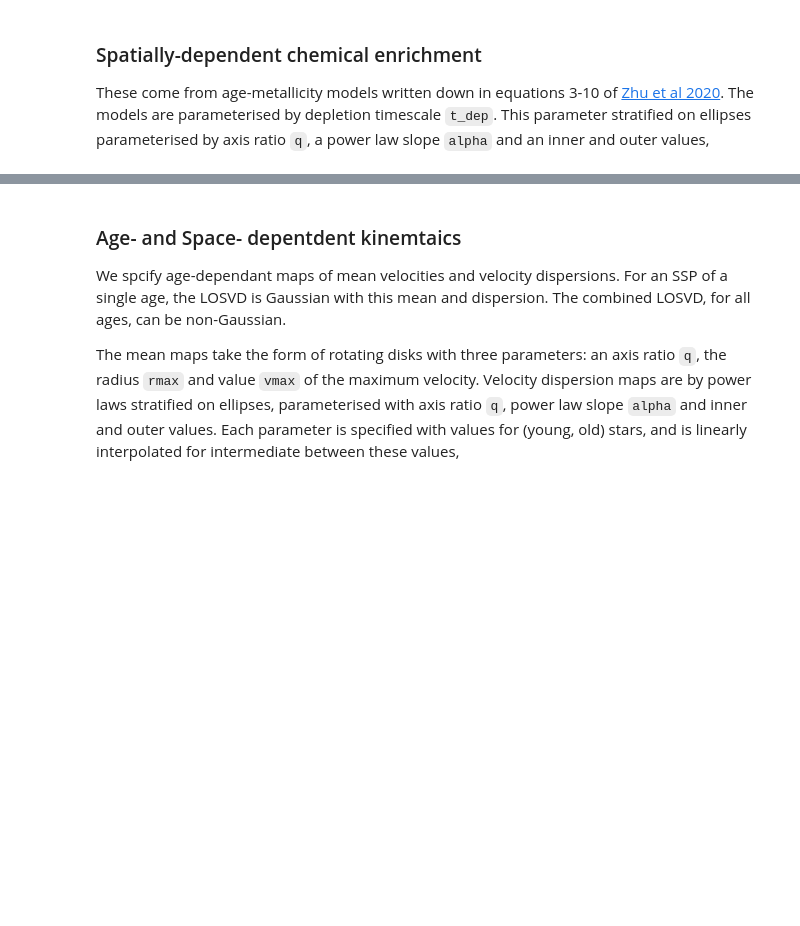
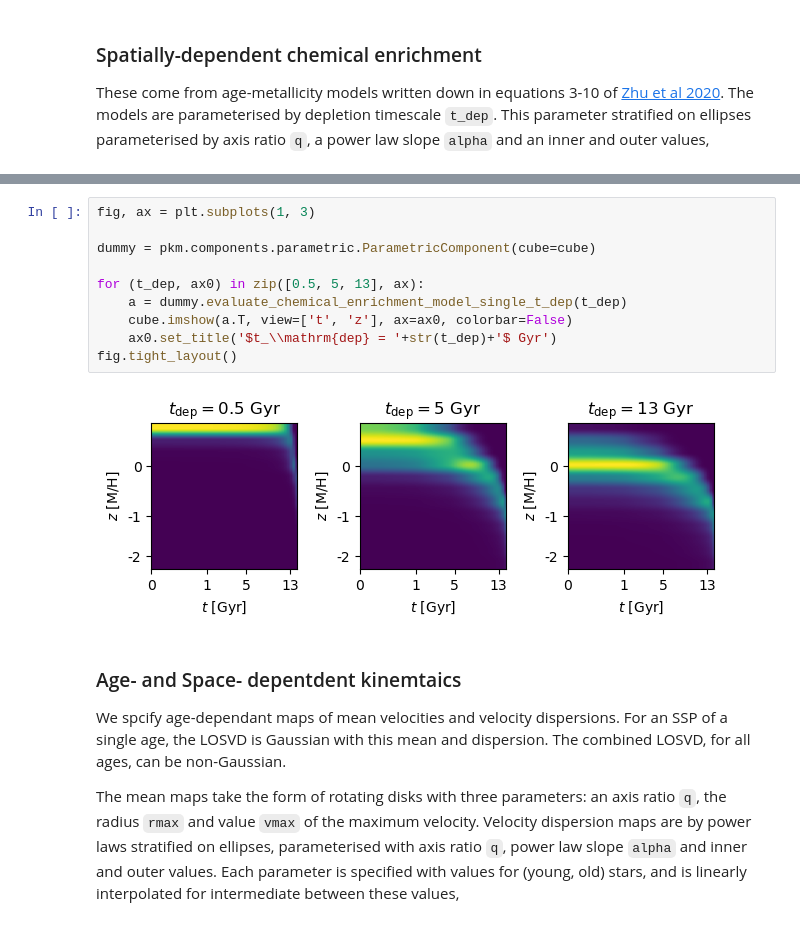
Before and after one commit to prashjet/popkinmocks, a Jupyter notebook: docs/source/notebooks/popkinmocks.ipynb, the cells around one changed output, grey strips where cells are left out. Saved outputs shown, nothing was run; the diff lists cells and outputs as text; blank space fills up the shorter version.

Commit message:
Unvectorize chem evo model (#51)
Add new method
`evaluate_chemical_enrichment_model_single_t_dep`
to `ParametricComponent` which can hangle float input for `t_dep`
rather than only 2D arrays

```diff
--- a/docs/source/notebooks/popkinmocks.ipynb
+++ b/docs/source/notebooks/popkinmocks.ipynb
@@ -80,3 +80,15 @@ cube.imshow(disk1.t_dep, cmap=plt.cm.jet, colorbar_label='$t_\mathrm{dep}$')
+# %%
+fig, ax = plt.subplots(1, 3)
+
+dummy = pkm.components.parametric.ParametricComponent(cube=cube)
+
+for (t_dep, ax0) in zip([0.5, 5, 13], ax):
+    a = dummy.evaluate_chemical_enrichment_model_single_t_dep(t_dep)
+    cube.imshow(a.T, view=['t', 'z'], ax=ax0, colorbar=False)
+    ax0.set_title('$t_\\mathrm{dep} = '+str(t_dep)+'$ Gyr')
+fig.tight_layout()
+# %% [output]
+[figure, added]
 # %% [markdown]
 ### Age- and Space- depentdent kinemtaics
 
```
Also changed, not shown: parts of 7 cells of this notebook, 4 other files.
